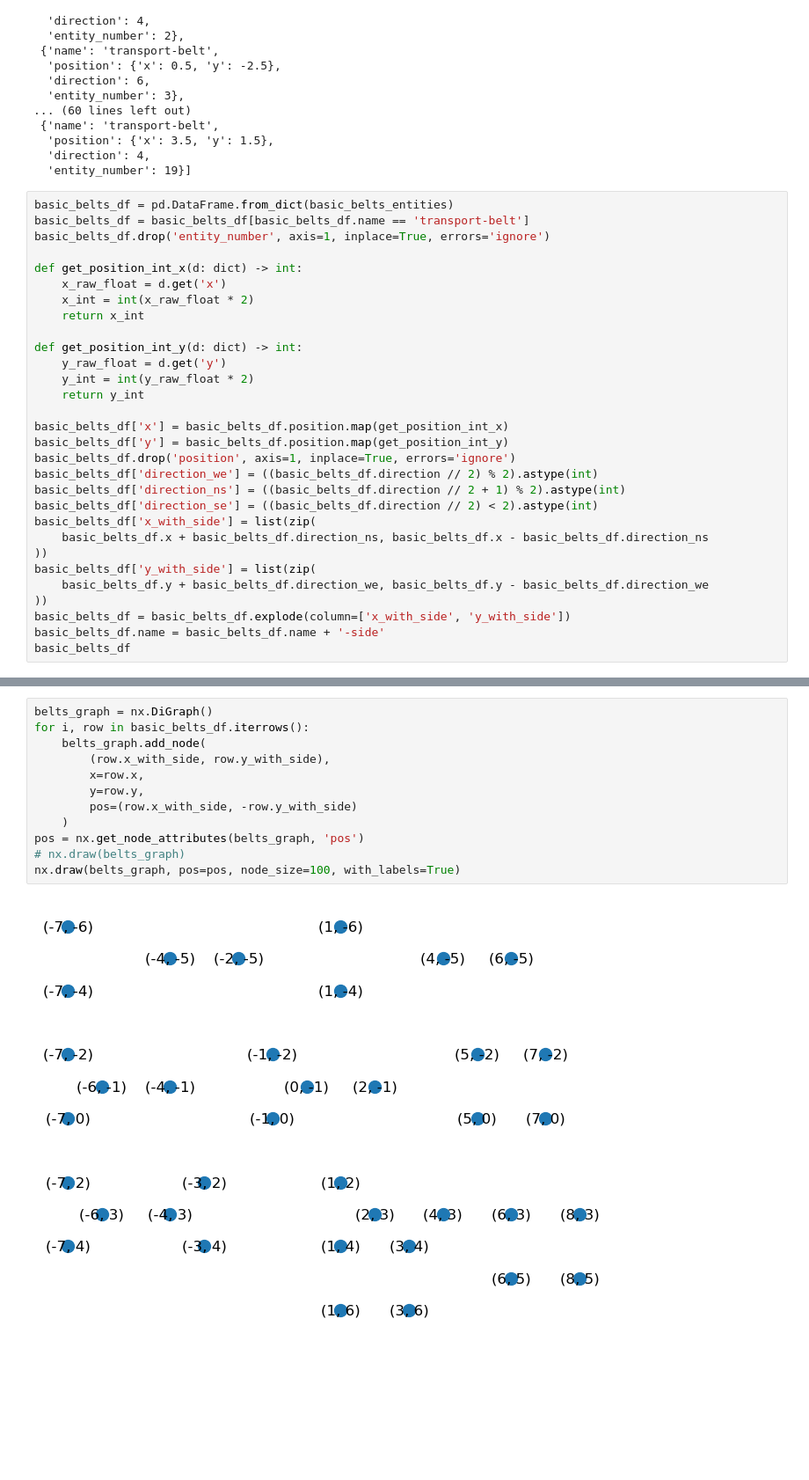
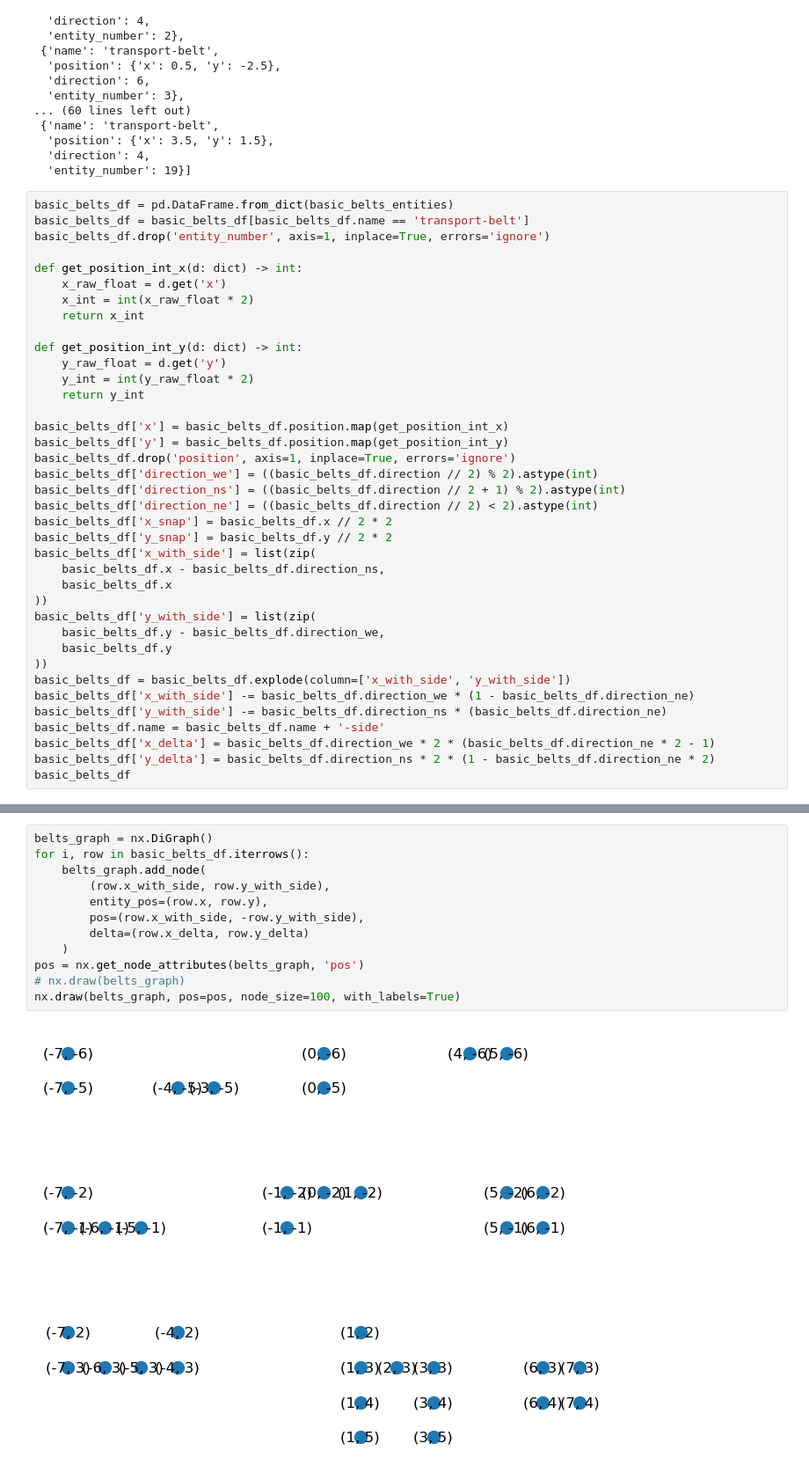
Before and after one commit to kss39/factorio_design_compiler, a Jupyter notebook: factorio_design_compiler/playground/new_blueprint_explore.ipynb, the cells around one changed output, grey strips where cells are left out. Shown at 88% size. Cells and saved outputs as stored; diff of their text form; blank space fills up the shorter version.

Commit message:
*WIP* fit: correct xy_with_sides

```diff
--- a/factorio_design_compiler/playground/new_blueprint_explore.ipynb
+++ b/factorio_design_compiler/playground/new_blueprint_explore.ipynb
@@ -48,14 +48,22 @@ basic_belts_df['y'] = basic_belts_df.position.map(get_position_int_y)
 basic_belts_df.drop('position', axis=1, inplace=True, errors='ignore')
 basic_belts_df['direction_we'] = ((basic_belts_df.direction // 2) % 2).astype(int)
 basic_belts_df['direction_ns'] = ((basic_belts_df.direction // 2 + 1) % 2).astype(int)
-basic_belts_df['direction_se'] = ((basic_belts_df.direction // 2) < 2).astype(int)
+basic_belts_df['direction_ne'] = ((basic_belts_df.direction // 2) < 2).astype(int)
+basic_belts_df['x_snap'] = basic_belts_df.x // 2 * 2
+basic_belts_df['y_snap'] = basic_belts_df.y // 2 * 2
 basic_belts_df['x_with_side'] = list(zip(
-    basic_belts_df.x + basic_belts_df.direction_ns, basic_belts_df.x - basic_belts_df.direction_ns
+    basic_belts_df.x - basic_belts_df.direction_ns,
+    basic_belts_df.x
 ))
 basic_belts_df['y_with_side'] = list(zip(
-    basic_belts_df.y + basic_belts_df.direction_we, basic_belts_df.y - basic_belts_df.direction_we
+    basic_belts_df.y - basic_belts_df.direction_we,
+    basic_belts_df.y
 ))
 basic_belts_df = basic_belts_df.explode(column=['x_with_side', 'y_with_side'])
+basic_belts_df['x_with_side'] -= basic_belts_df.direction_we * (1 - basic_belts_df.direction_ne)
+basic_belts_df['y_with_side'] -= basic_belts_df.direction_ns * (basic_belts_df.direction_ne)
 basic_belts_df.name = basic_belts_df.name + '-side'
+basic_belts_df['x_delta'] = basic_belts_df.direction_we * 2 * (basic_belts_df.direction_ne * 2 - 1)
+basic_belts_df['y_delta'] = basic_belts_df.direction_ns * 2 * (1 - basic_belts_df.direction_ne * 2)
 basic_belts_df
 # %% [output]
@@ -79,15 +87,15 @@ basic_belts_df
 # %%
 belts_graph = nx.DiGraph()
 for i, row in basic_belts_df.iterrows():
     belts_graph.add_node(
         (row.x_with_side, row.y_with_side),
-        x=row.x,
-        y=row.y,
-        pos=(row.x_with_side, -row.y_with_side)
+        entity_pos=(row.x, row.y),
+        pos=(row.x_with_side, -row.y_with_side),
+        delta=(row.x_delta, row.y_delta)
     )
 pos = nx.get_node_attributes(belts_graph, 'pos')
 # nx.draw(belts_graph)
 nx.draw(belts_graph, pos=pos, node_size=100, with_labels=True)
 # %% [output]
-[figure, old version]
+[figure, new version]
 # %%
```
Also changed, not shown: parts of 2 cells of this notebook.
